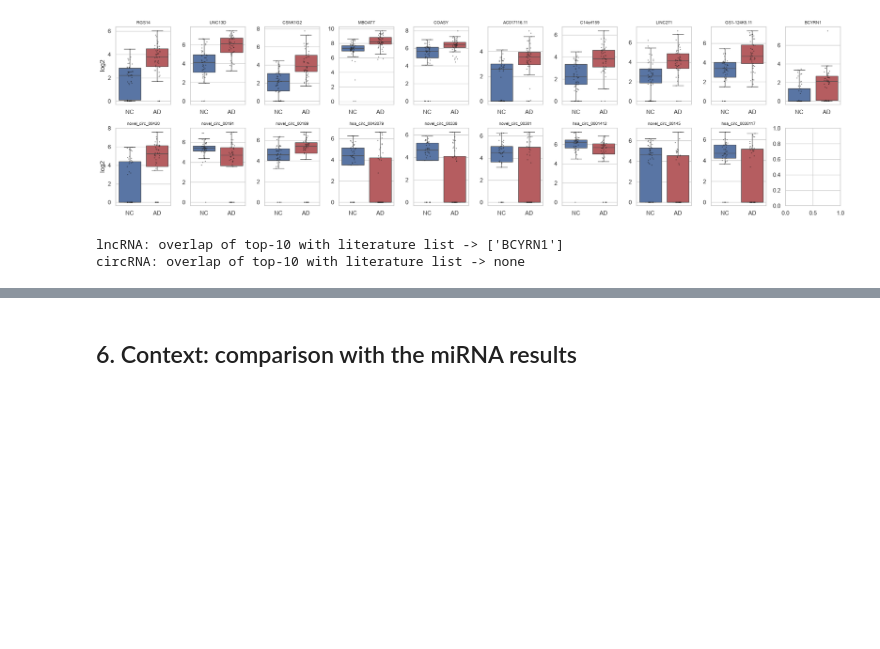
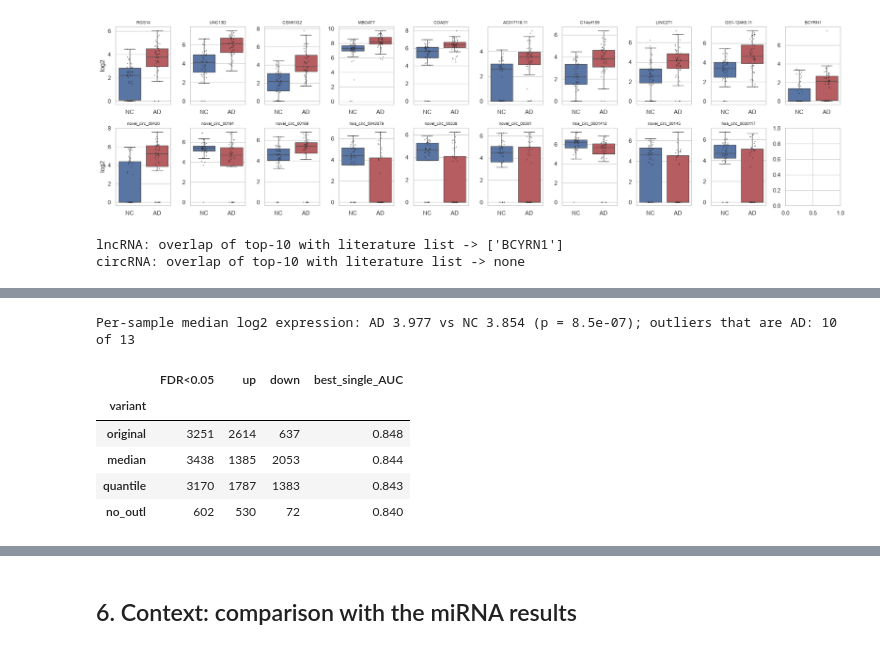
Before and after one commit to SumitKatuwal3382/Alzheimer_Biomarkers, a Jupyter notebook: notebooks/06_lncRNA_circRNA_GSE248417.ipynb, the cells around one changed output, grey strips where cells are left out. Cells and saved outputs as stored; diff of their text form; code cells hidden in the pictures; blank space fills up the shorter version.

```diff
--- a/notebooks/06_lncRNA_circRNA_GSE248417.ipynb
+++ b/notebooks/06_lncRNA_circRNA_GSE248417.ipynb
@@ -326,0 +339,34 @@ circRNA: overlap of top-10 with literature list -> none
+# %%
+from secondary import normalize
+from run_sensitivity06 import VARIANTS, OUTLIERS
+X0, y0 = data["lncRNA"]
+med = X0.median(axis=1)
+print(f"Per-sample median log2 expression: AD {med[y0==1].mean():.3f} vs NC {med[y0==0].mean():.3f} "
+      f"(p = {stats.mannwhitneyu(med[y0==1], med[y0==0]).pvalue:.1e}); outliers that are AD: "
+      f"{y0.loc[OUTLIERS].sum()} of {len(OUTLIERS)}")
+
+def univar(X, y):
+    a, b = X[y == 1], X[y == 0]
+    u = stats.mannwhitneyu(a, b, axis=0)
+    t = pd.DataFrame({"log2FC": a.mean() - b.mean(), "auc": u.statistic / (len(a) * len(b)), "p": u.pvalue}, index=X.columns)
+    t["fdr"] = multipletests(t.p, method="fdr_bh")[1]
+    return t
+
+sens_uni = {"original": uni["lncRNA"]}
+for v, kw in VARIANTS.items():
+    Xv, yv, _ = load_secondary("lncRNA", top_var=None, **kw)
+    sens_uni[v] = univar(Xv, yv)
+rows = []
+for v, t in sens_uni.items():
+    sig = t.fdr < .05
+    rows.append({"variant": v, "FDR<0.05": int(sig.sum()), "up": int((sig & (t.log2FC > 0)).sum()),
+                 "down": int((sig & (t.log2FC < 0)).sum()), "best_single_AUC": max(t.auc.max(), 1 - t.auc.min())})
+sens_uni_tab = pd.DataFrame(rows).set_index("variant"); sens_uni_tab.round(3)
+# %% [output]
+Per-sample median log2 expression: AD 3.977 vs NC 3.854 (p = 8.5e-07); outliers that are AD: 10 of 13
+|  | FDR<0.05 | up | down | best_single_AUC |
+| variant |  |  |  |  |
+| original | 3251 | 2614 | 637 | 0.848 |
+| median | 3438 | 1385 | 2053 | 0.844 |
+| quantile | 3170 | 1787 | 1383 | 0.843 |
+| no_outl | 602 | 530 | 72 | 0.840 |
```
Also changed, not shown: parts of 5 cells of this notebook, 13 other files.
